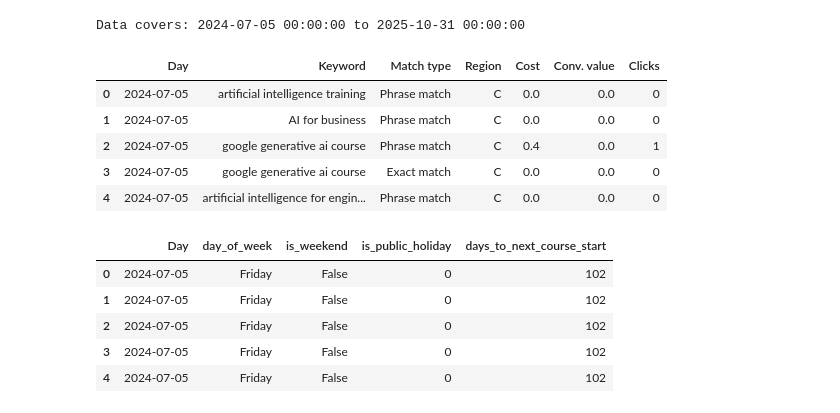
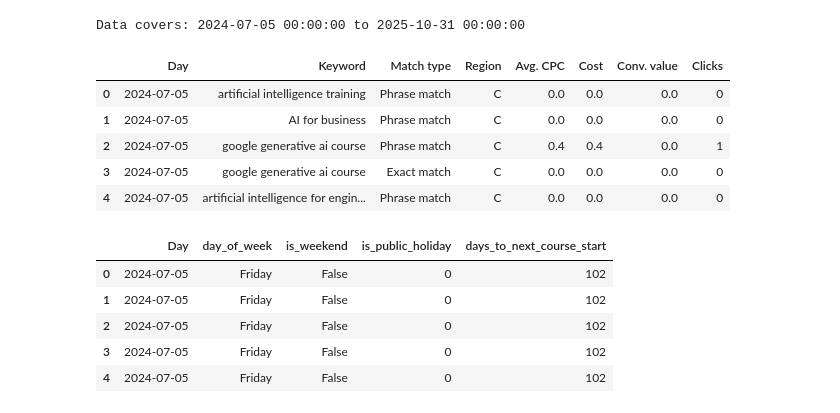
Before and after one commit to seehanahtang/mlopt-final, a Jupyter notebook: tidy_get_data_tfidf.ipynb, the cells around one changed output. Drawn from its saved outputs; the diff is of its cells as text; code cells hidden in the pictures.

```diff
--- a/tidy_get_data_tfidf.ipynb
+++ b/tidy_get_data_tfidf.ipynb
@@ -67,20 +67,20 @@ Data covers: 2024-07-05 00:00:00 to 2025-10-31 00:00:00
 # %%
 # Data formatting
 kw_df['Campaign'] = kw_df['Campaign'].str.replace(r'\[.*?\]', '', regex=True)
 kw_df['Region'] = kw_df['Campaign'].str.split('-').str[-1].str.strip()
 kw_df['Region'] = kw_df['Region'].replace({'USA and CA': 'USA'})
 kw_df['Keyword'] = kw_df['Keyword'].str.replace(r'["\[\]]', '', regex=True)
 kw_df['Day'] = pd.to_datetime(kw_df['Day'])
 
-kw_df = kw_df[['Day', 'Keyword', 'Match type', 'Region', 'Cost', 'Conv. value', 'Clicks']].copy()
+kw_df = kw_df[['Day', 'Keyword', 'Match type', 'Region', 'Avg. CPC', 'Cost', 'Conv. value', 'Clicks']].copy()
 kw_df.head()
 # %% [output]
-|  | Day | Keyword | Match type | Region | Cost | Conv. value | Clicks |
-| 0 | 2024-07-05 | artificial intelligence training | Phrase match | C | 0.0 | 0.0 | 0 |
-| 1 | 2024-07-05 | AI for business | Phrase match | C | 0.0 | 0.0 | 0 |
-| 2 | 2024-07-05 | google generative ai course | Phrase match | C | 0.4 | 0.0 | 1 |
-| 3 | 2024-07-05 | google generative ai course | Exact match | C | 0.0 | 0.0 | 0 |
-| 4 | 2024-07-05 | artificial intelligence for engin... | Phrase match | C | 0.0 | 0.0 | 0 |
+|  | Day | Keyword | Match type | Region | Avg. CPC | Cost | Conv. value | Clicks |
+| 0 | 2024-07-05 | artificial intelligence training | Phrase match | C | 0.0 | 0.0 | 0.0 | 0 |
+| 1 | 2024-07-05 | AI for business | Phrase match | C | 0.0 | 0.0 | 0.0 | 0 |
+| 2 | 2024-07-05 | google generative ai course | Phrase match | C | 0.4 | 0.4 | 0.0 | 1 |
+| 3 | 2024-07-05 | google generative ai course | Exact match | C | 0.0 | 0.0 | 0.0 | 0 |
+| 4 | 2024-07-05 | artificial intelligence for engin... | Phrase match | C | 0.0 | 0.0 | 0.0 | 0 |
 # %%
 # Extract date features
 # Assumes `course_start_dts` is defined earlier (list of ISO date strings) and
```
Also changed, not shown: parts of 9 cells of this notebook, 13 other files.
